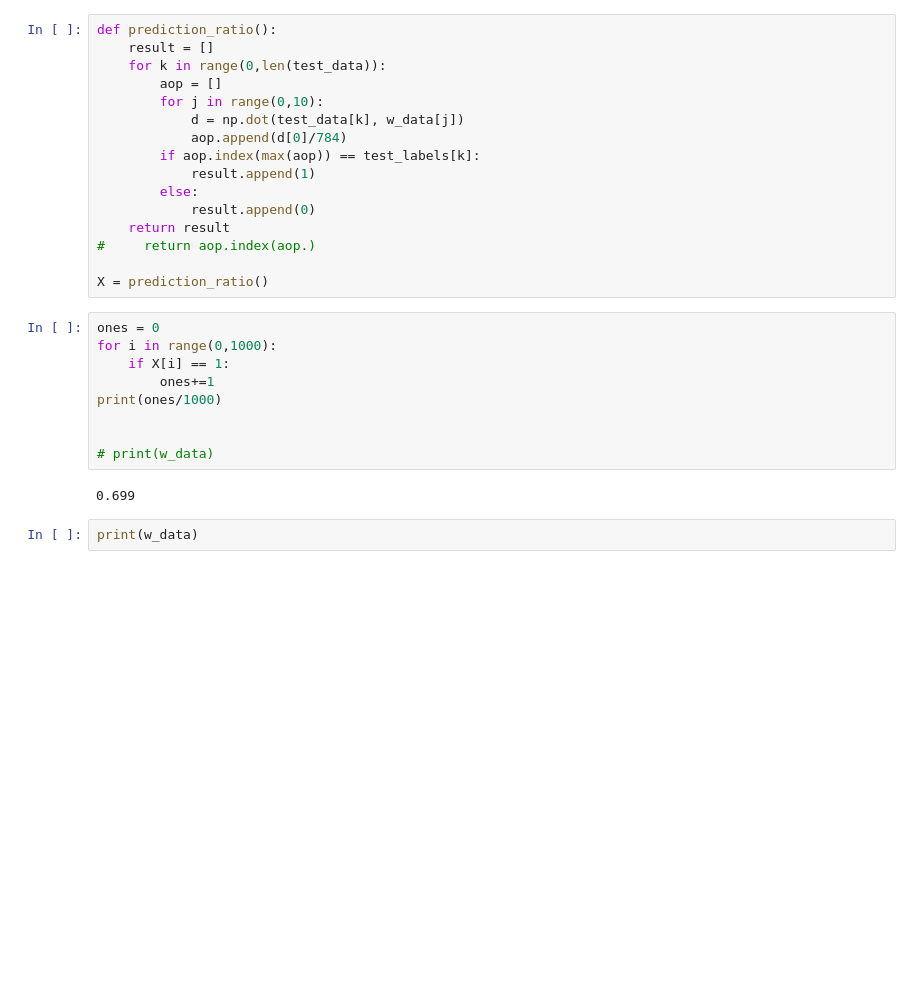
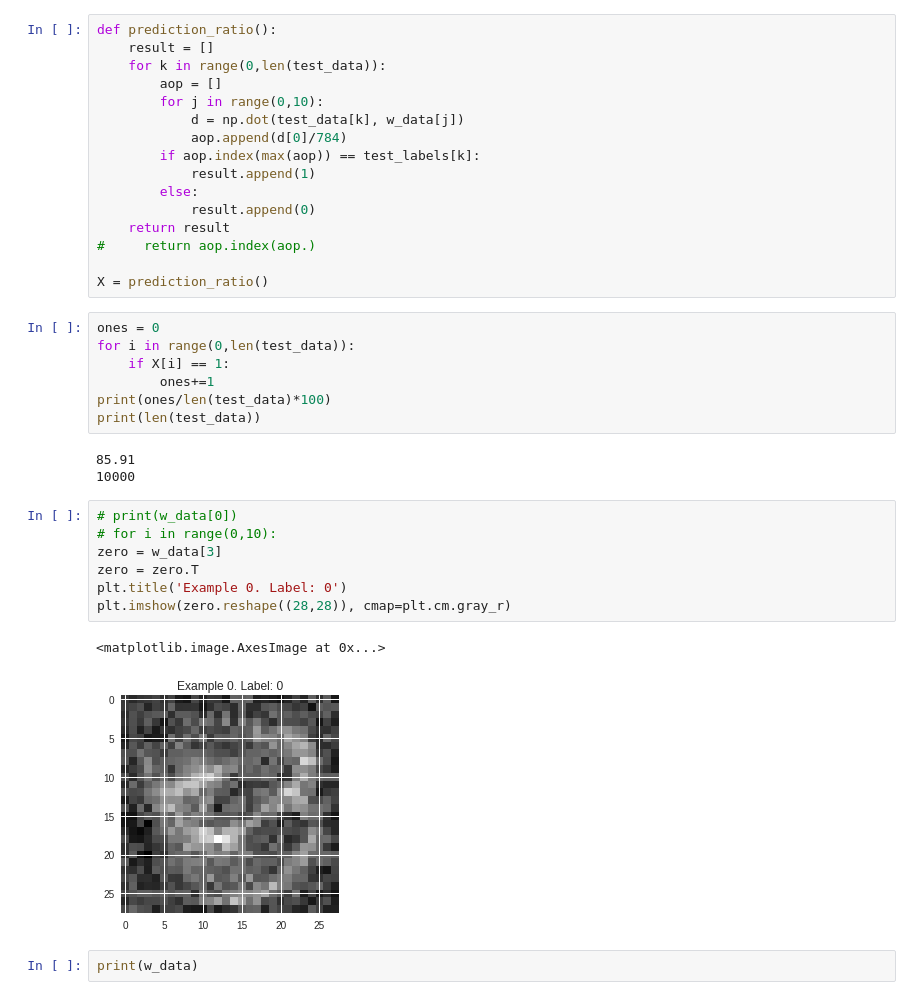
Before and after one commit to vishal-pandey/mnist-ann, a Jupyter notebook: main.ipynb, the cells around one changed output. Saved outputs shown, nothing was run; the diff lists cells and outputs as text; blank space fills up the shorter version.

```diff
--- a/main.ipynb
+++ b/main.ipynb
@@ -140,15 +162,24 @@ def prediction_ratio():
 X = prediction_ratio()
 # %%
 ones = 0
-for i in range(0,1000):
+for i in range(0,len(test_data)):
     if X[i] == 1:
         ones+=1
-print(ones/1000)
-
-
-# print(w_data)
+print(ones/len(test_data)*100)
+print(len(test_data))
 # %% [output]
-0.699
+85.91
+10000
+# %%
+# print(w_data[0])
+# for i in range(0,10):
+zero = w_data[3]
+zero = zero.T
+plt.title('Example 0. Label: 0')
+plt.imshow(zero.reshape((28,28)), cmap=plt.cm.gray_r)
+# %% [output]
+<matplotlib.image.AxesImage at 0x...>
+[figure, added]
 # %%
 print(w_data)
 # %% [output]
```
Also changed, not shown: parts of 11 cells of this notebook, 2 other files.
